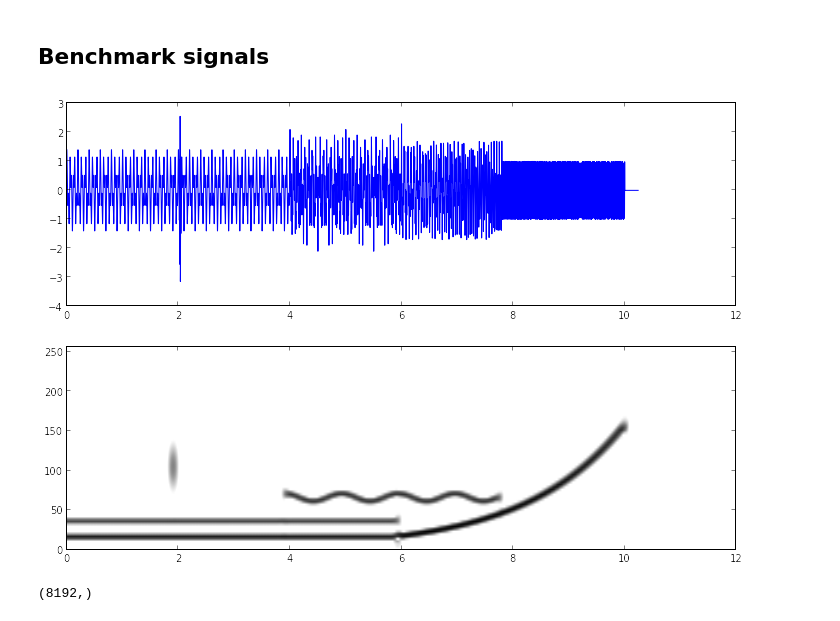
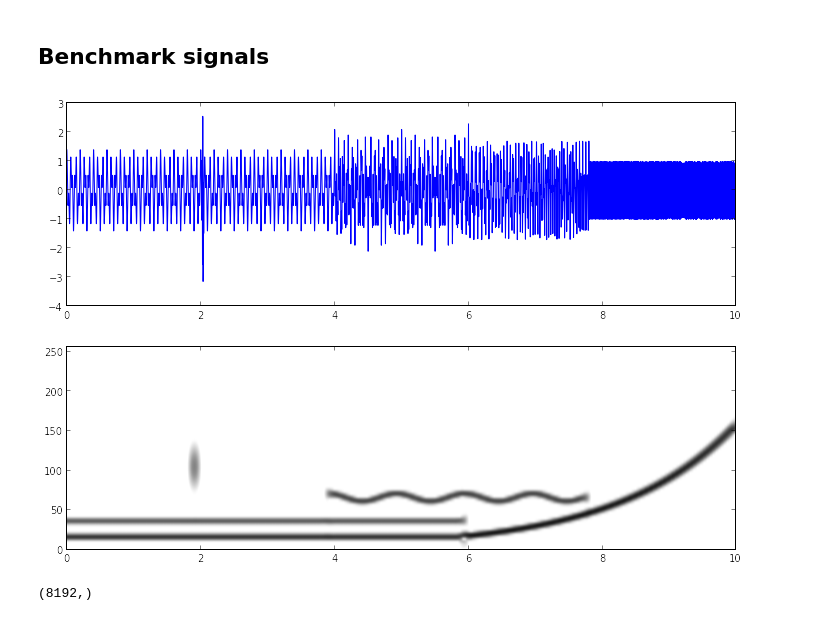
Before and after one commit to kwinkunks/timefreak, a Jupyter notebook: stft.ipynb, the cells around one changed output. Saved outputs shown, nothing was run; the diff lists cells and outputs as text; code cells hidden in the pictures.

```diff
--- a/stft.ipynb
+++ b/stft.ipynb
@@ -84,7 +84,7 @@ plt.imshow(np.absolute(Y.T), origin='lower', aspect='auto', interpolation='none'
 # %%
 # Let's make a function to plot a signal and its specgram
 
-def tf(signal, fs, w=256, wtime=False, poverlap=None, ylim=None, colorbar=False, vmin=None, vmax=None):
+def tf(signal, fs, w=256, wtime=False, poverlap=None, xlim=None, ylim=None, colorbar=False, vmin=None, vmax=None, filename=None, interpolation="bicubic"):
 
     dt = 1./fs
     n = signal.size
@@ -102,20 +102,28 @@ def tf(signal, fs, w=256, wtime=False, poverlap=None, ylim=None, colorbar=False,
         noverlap = w - 1
 
     plt.figure(figsize=(12,8))
-    plt.subplot(211)
-    plt.plot(t, signal)
-    ax1 = plt.subplot(212)
-    Pxx, freqs, bins, im = plt.specgram(signal, NFFT=w, Fs=fs, noverlap=noverlap, cmap='Greys', vmin=vmin, vmax=vmax)
+    ax1 = plt.subplot(211)
+    ax1.plot(t, signal)
+    if xlim:
+        ax1.set_xlim((0,xlim))
+
+    ax2 = plt.subplot(212)
+    Pxx, freqs, bins, im = plt.specgram(signal, NFFT=w, Fs=fs, noverlap=noverlap, cmap='Greys', vmin=vmin, vmax=vmax, interpolation=interpolation)
     if colorbar: plt.colorbar()
     if ylim:
-        ax1.set_ylim((0,ylim))
+        ax2.set_ylim((0,ylim))
+    if xlim:
+        ax2.set_xlim((0,xlim))
+
+    if filename: plt.savefig(filename)
+
     plt.show()
 # %%
 synthetic = np.loadtxt('benchmark_signals/synthetic.txt')
 # %%
-tf(synthetic, 800, w=256, ylim=256, vmin=-30)
+tf(synthetic, 800, w=256, xlim=10, ylim=256, vmin=-30, filename="/home/matt/images/stft_interpolated.png")
 # %% [output]
-[figure, old version]
+[figure, new version]
 # %%
 synthetic.shape
 # %% [output]
```
Also changed, not shown: parts of 8 cells of this notebook, 2 other files.
